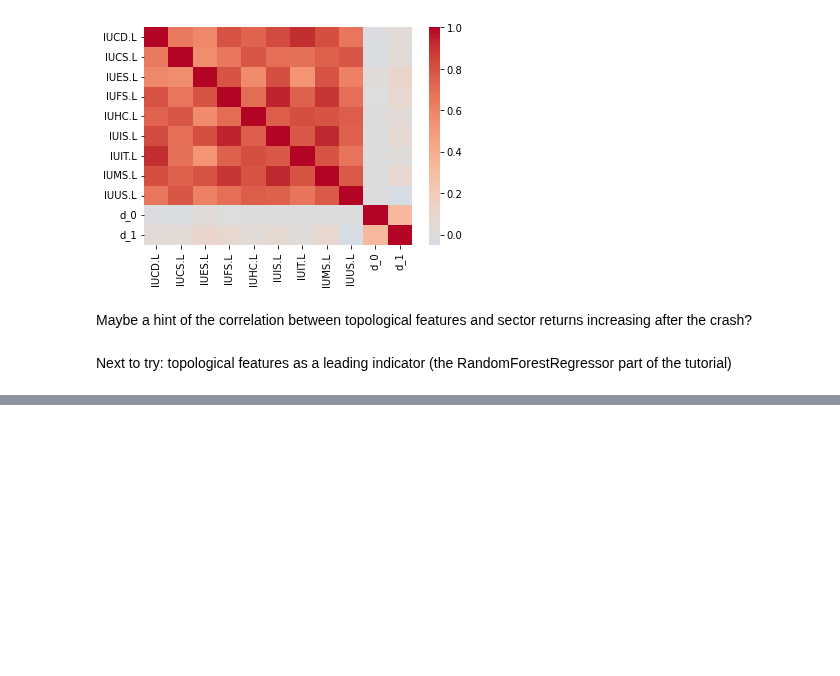
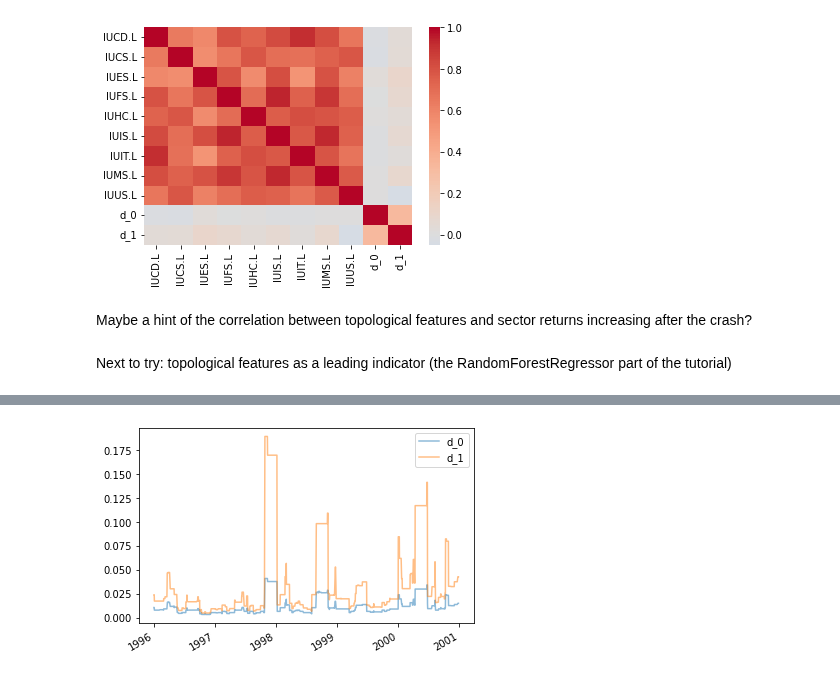
Before and after one commit to mattmcd/PyBayes, a Jupyter notebook: scripts/journal_20220826.ipynb, the cells around one changed output, grey strips where cells are left out. Cells and saved outputs as stored; diff of their text form; code cells hidden in the pictures; blank space fills up the shorter version.

```diff
--- a/scripts/journal_20220826.ipynb
+++ b/scripts/journal_20220826.ipynb
@@ -313,0 +374,4 @@ Next to try: topological features as a leading indicator (the RandomForestRegres
+# %%
+_ = df_t_i['1996':'2000'].plot(alpha=0.5)
+# %% [output]
+[figure, added]
```
Also changed, not shown: parts of 18 cells of this notebook.
